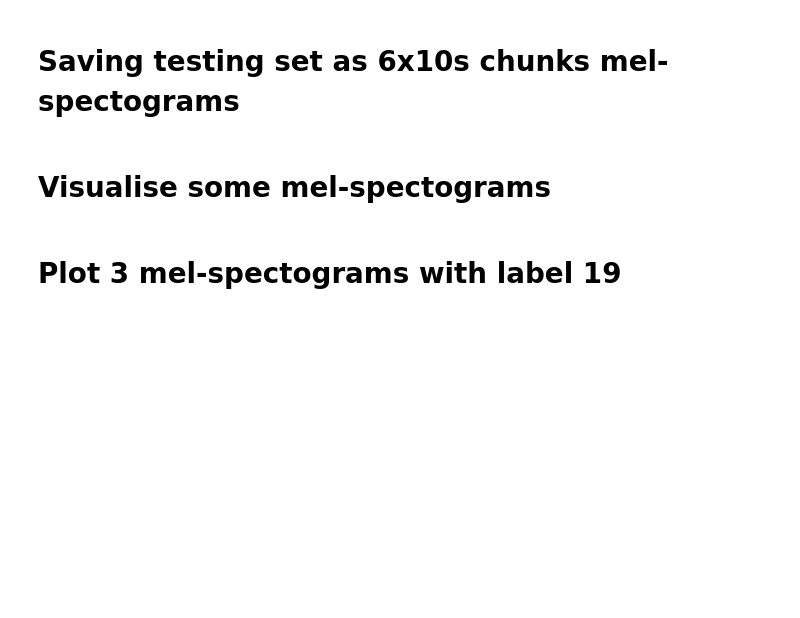
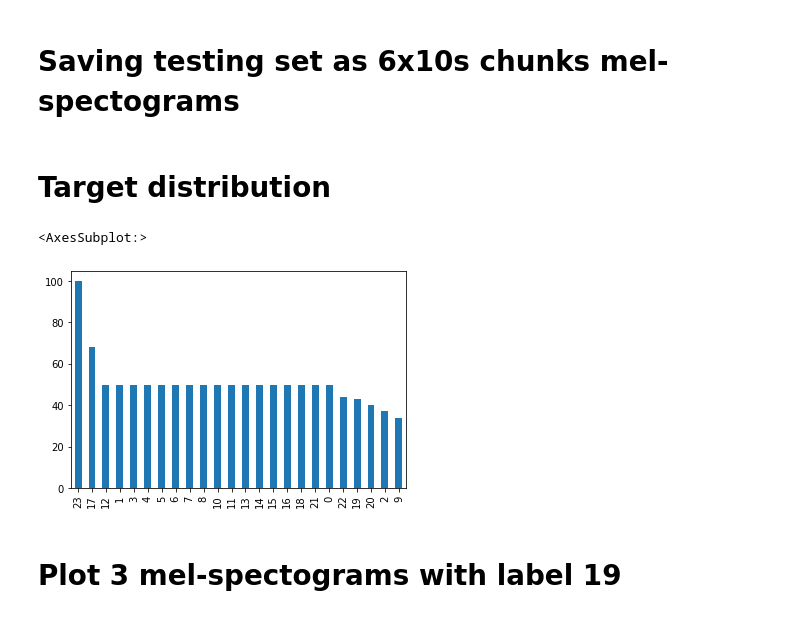
Before and after one commit to pacaklu/Kaggle_-Rainforest_audio, a Jupyter notebook: spectogram_classification.ipynb, the cells around one changed output. Cells and saved outputs as stored; diff of their text form; code cells hidden in the pictures; blank space fills up the shorter version.

```diff
--- a/spectogram_classification.ipynb
+++ b/spectogram_classification.ipynb
@@ -98,8 +109,15 @@ for file in test_files:
     #if counter % 50 ==0:
     #    print(f"Proceeded {counter} images")
     #counter = counter+1
-# %% [markdown]
-# Visualise some mel-spectograms
+# %% [markdown]
+# Target distribution
+# %%
+files = pd.read_csv("E:\\kaggle_data\\train\\_tp.csv")
+
+files['species_id'].value_counts().plot(kind='bar')
+# %% [output]
+<AxesSubplot:>
+[figure, added]
 # %% [markdown]
 # Plot 3 mel-spectograms with label 19
 # %%
```
Also changed, not shown: parts of 8 cells of this notebook, 1 other file.
